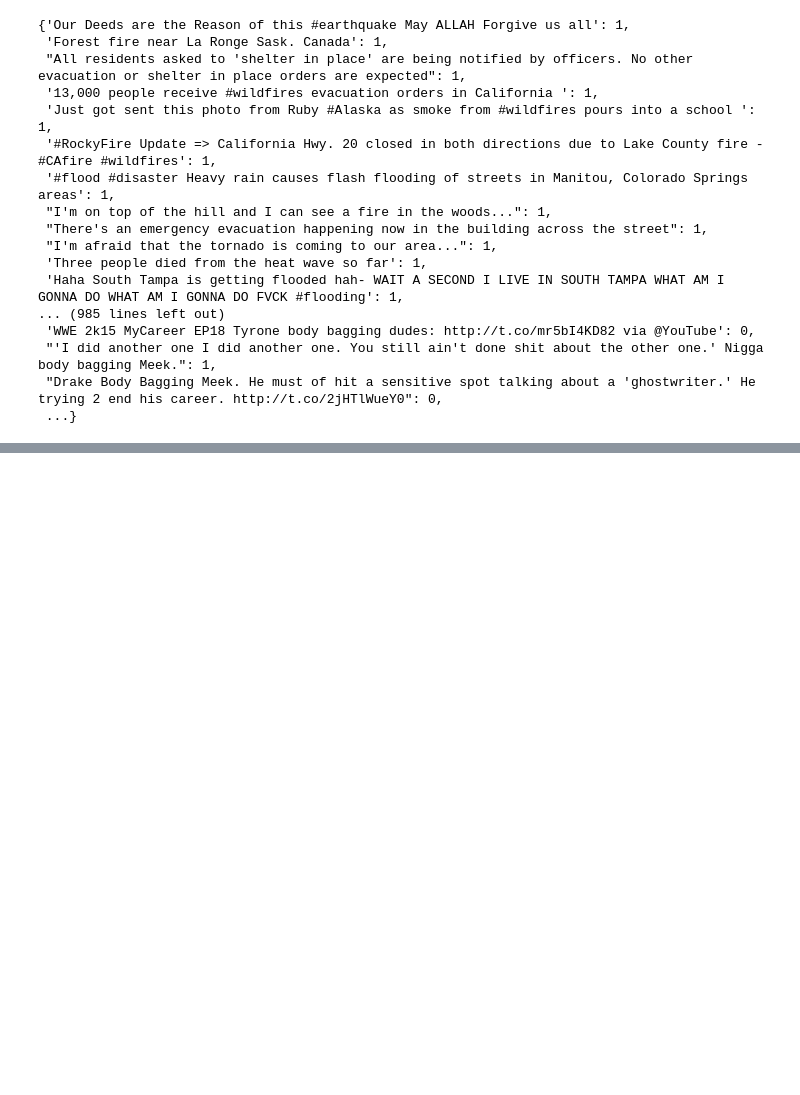
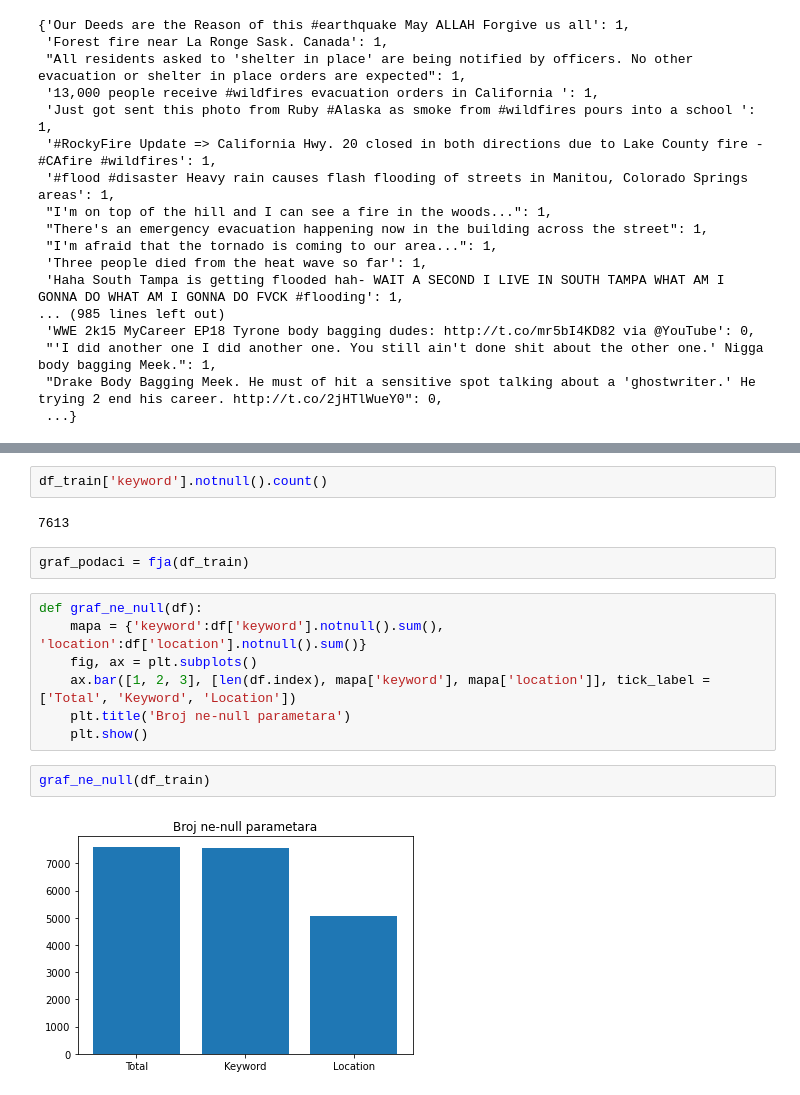
Before and after one commit to jbrigljevic/str_uc, a Jupyter notebook: Teorijski pregled problema/Eksploratorna analiza problema.ipynb, the cells around one changed output, grey strips where cells are left out. Drawn from its saved outputs; the diff is of its cells as text; blank space fills up the shorter version.

Commit message:
Keywords - početak pregleda

```diff
--- a/Teorijski pregled problema/Eksploratorna analiza problema.ipynb
+++ b/Teorijski pregled problema/Eksploratorna analiza problema.ipynb
@@ -108,0 +184,17 @@ mapa_text_train
+# %%
+df_train['keyword'].notnull().count()
+# %% [output]
+7613
+# %%
+graf_podaci = fja(df_train)
+# %%
+def graf_ne_null(df):
+    mapa = {'keyword':df['keyword'].notnull().sum(), 'location':df['location'].notnull().sum()}
+    fig, ax = plt.subplots()
+    ax.bar([1, 2, 3], [len(df.index), mapa['keyword'], mapa['location']], tick_label = ['Total', 'Keyword', 'Location'])
+    plt.title('Broj ne-null parametara')
+    plt.show()
+# %%
+graf_ne_null(df_train)
+# %% [output]
+[figure, added]
```
Also changed, not shown: parts of 14 cells of this notebook, 1 other file.
